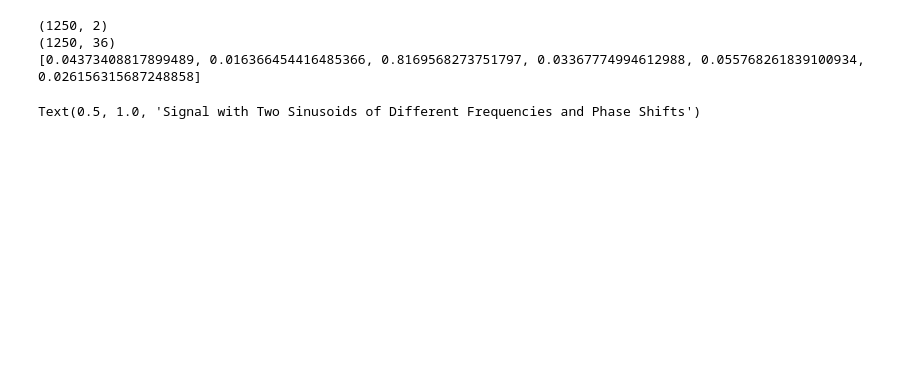
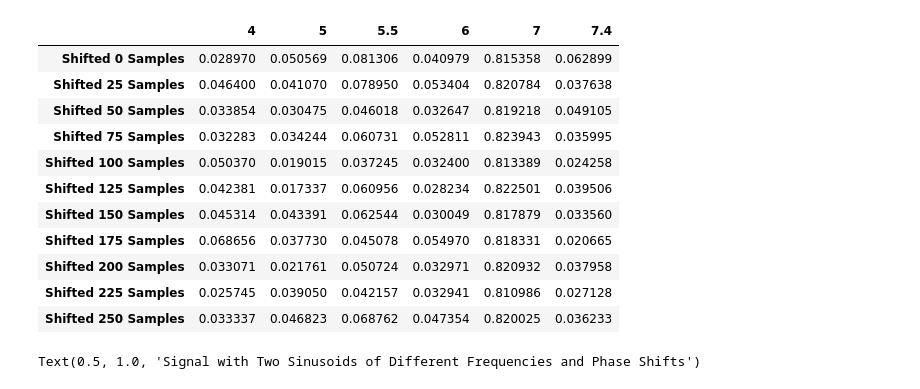
Before and after one commit to Ofplarsen/Bachelor_BCISpeller_Analyses, a Jupyter notebook: jitter/ BCISpeller/OfflineSimulationLatencySensitivity.ipynb, the cells around one changed output. Cells and saved outputs as stored; diff of their text form; code cells hidden in the pictures; blank space fills up the shorter version.

Commit message:
Added shift check

```diff
--- a/jitter/ BCISpeller/OfflineSimulationLatencySensitivity.ipynb
+++ b/jitter/ BCISpeller/OfflineSimulationLatencySensitivity.ipynb
@@ -11,7 +11,7 @@ channels = ['Fp1', 'Fz', 'F3', 'F7', 'F9', 'FC5', 'FC1', 'C3', 'T7', 'CP5', 'CP1
     , 'P9', 'O1', 'Oz', 'O2', 'P10', 'P8', 'P4', 'CP2', 'CP6', 'T8', 'C4', 'Cz'
     , 'FC2', 'FC6', 'F10', 'F8', 'F4', 'Fp2', 'ACC_X', 'ACC_Y', 'ACC_Z']
 removed_channels = ['Fp1', 'F8', 'F7', 'Fp2', 'F3', 'F4']
-frequencies_main = ['8.18', '9', '10', '11.25', '12.85', '15']
+frequencies_main = ['4', '5', '5.5', '6', '7', '7.4']
 occ_channels = ['O1', 'O2', 'Oz', 'P3', 'P4', 'Pz', 'P7', 'P8']
 frequencies = ['8.18_sin_h1', '8.18_cos_h1', '8.18_sin_h2', '8.18_cos_h2', '8.18_sin_h3', '8.18_cos_h3',
                '9_sin_h1', '9_cos_h1', '9_sin_h2', '9_cos_h2', '9_sin_h3', '9_cos_h3',
@@ -69,7 +69,7 @@ def padding(data, pad_length = 100):
 
 def get_freqs(N):
     # fs = [8.18, 9, 10, 11.25, 12.86, 15]
-    fs = [13.0909, 14.4, 16, 18, 20.5714, 24]
+    fs = [4, 5, 5.5, 6, 7, 7.4]
     t = N / 250
     return_freqs = []
     for fk in fs:
@@ -84,40 +84,53 @@ def get_freqs(N):
 # %%
 
 fs = 250  # Frequency
 duration = 5  # Signal duration
 t = np.arange(0, duration, 1/fs)  # Time
 N = np.arange(0, duration*fs, 1)
-base_frequency = 25  # Target frequency of signal
+base_frequency = 7  # Target frequency of signal
 noise_amplitude = 0.5
 
-eeg_signal = np.sin(2 * np.pi * base_frequency * t) + noise_amplitude * np.random.randn(len(t))
-df = pd.DataFrame([eeg_signal, eeg_signal]).T
-df.columns = ['EEG', 'EEG2']
-frs = get_freqs(N)
-n_components = 2
-print(df.shape)
-print(frs.shape)
-X = df[:][['EEG', 'EEG2']]
-freqs = []
-h = 0
 
-# CCA to check the correlation, to make sure the CCA works. The noise can be changed, and the signal can be phase shifted
-# To test for sensitivity
-for y in range(0, len(frequencies), 6):
-    h = h + 1
-    Y = frs[:][frequencies[y:6 * h]]
-    ca = CCA(n_components=n_components)
-    ca.fit(X, Y)
-    X_c, Y_c = ca.transform(X, Y)
-    p1 = np.corrcoef(X_c[:, 0], Y_c[:, 0])[0][1]
-    p2 = np.corrcoef(X_c[:, 1], Y_c[:, 1])[0][1]
-    freqs.append(np.sqrt(p1**2+p2**2))
+df_freqs = pd.DataFrame(columns=frequencies_main)
 
-print(freqs)
+for i in range(0,251,25):
+    freqs = []
+    offset = 0
+    eeg_signal = np.sin(2 * np.pi * base_frequency * t + offset) + noise_amplitude * np.random.randn(len(t))
+    df = pd.DataFrame([eeg_signal, eeg_signal]).T
+    df.columns = ['EEG', 'EEG2']
+    frs = get_freqs(N)
+    n_components = 2
+    #print(df.shape)
+    #print(frs.shape)
+    X = df[:][['EEG', 'EEG2']]
+    h = 0
+
+    # CCA to check the correlation, to make sure the CCA works. The noise can be changed, and the signal can be phase shifted
+    # To test for sensitivity
+    for y in range(0, len(frequencies), 6):
+        h = h + 1
+        Y = frs[:][frequencies[y:6 * h]]
+        ca = CCA(n_components=n_components)
+        ca.fit(X, Y)
+        X_c, Y_c = ca.transform(X, Y)
+        p1 = np.corrcoef(X_c[:, 0], Y_c[:, 0])[0][1]
+        freqs.append(p1)
+    df_freqs.loc[f'Shifted {i} Samples'] = (freqs)
+display(df_freqs)
 # %% [output]
-(1250, 2)
-(1250, 36)
-[0.04373408817899489, 0.016366454416485366, 0.8169568273751797, 0.03367774994612988, 0.055768261839100934, 0.026156315687248858]
+|  | 4 | 5 | 5.5 | 6 | 7 | 7.4 |
+| Shifted 0 Samples | 0.028970 | 0.050569 | 0.081306 | 0.040979 | 0.815358 | 0.062899 |
+| Shifted 25 Samples | 0.046400 | 0.041070 | 0.078950 | 0.053404 | 0.820784 | 0.037638 |
+| Shifted 50 Samples | 0.033854 | 0.030475 | 0.046018 | 0.032647 | 0.819218 | 0.049105 |
+| Shifted 75 Samples | 0.032283 | 0.034244 | 0.060731 | 0.052811 | 0.823943 | 0.035995 |
+| Shifted 100 Samples | 0.050370 | 0.019015 | 0.037245 | 0.032400 | 0.813389 | 0.024258 |
+| Shifted 125 Samples | 0.042381 | 0.017337 | 0.060956 | 0.028234 | 0.822501 | 0.039506 |
+| Shifted 150 Samples | 0.045314 | 0.043391 | 0.062544 | 0.030049 | 0.817879 | 0.033560 |
+| Shifted 175 Samples | 0.068656 | 0.037730 | 0.045078 | 0.054970 | 0.818331 | 0.020665 |
+| Shifted 200 Samples | 0.033071 | 0.021761 | 0.050724 | 0.032971 | 0.820932 | 0.037958 |
+| Shifted 225 Samples | 0.025745 | 0.039050 | 0.042157 | 0.032941 | 0.810986 | 0.027128 |
+| Shifted 250 Samples | 0.033337 | 0.046823 | 0.068762 | 0.047354 | 0.820025 | 0.036233 |
 # %%
 import numpy as np
 import matplotlib.pyplot as plt
```
